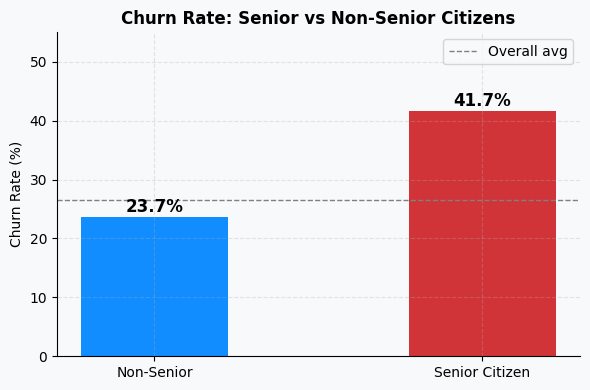
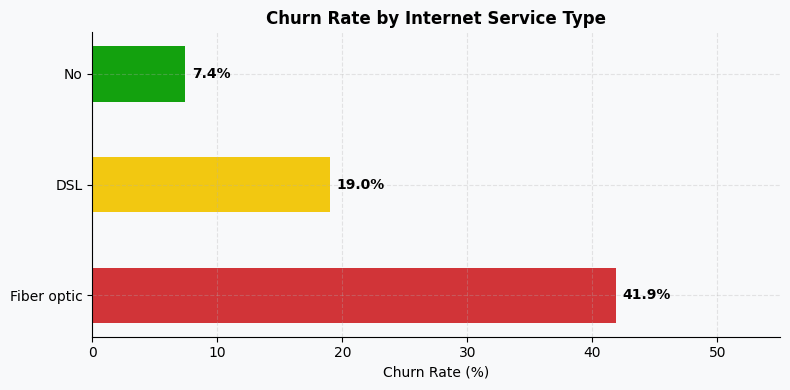
The notebook cell's code change between the first figure and the second:
--- before
+++ after
@@ -1,17 +1,19 @@
-fig, ax = plt.subplots(figsize=(6, 4))
-senior_churn = df.groupby('SeniorCitizen')['Churn_bin'].mean() * 100
-labels = ['Non-Senior', 'Senior Citizen']
-bars = ax.bar(labels, senior_churn.values,
-              color=[COLORS['neutral'], COLORS['churn']],
-              edgecolor='none', width=0.45)
-ax.set_title('Churn Rate: Senior vs Non-Senior Citizens', fontweight='bold', fontsize=12)
-ax.set_ylabel('Churn Rate (%)')
-ax.set_ylim(0, 55)
-ax.axhline(26.54, color='grey', linestyle='--', linewidth=1, label='Overall avg')
-ax.legend()
+fig, ax = plt.subplots(figsize=(8, 4))
+
+internet_churn = df.groupby('InternetService')['Churn_bin'].mean().sort_values(ascending=False) * 100
+bars = ax.barh(internet_churn.index, internet_churn.values,
+               color=[COLORS['churn'], COLORS['warning'], COLORS['retain']],
+               edgecolor='none', height=0.5)
+ax.set_xlabel('Churn Rate (%)')
+ax.set_title('Churn Rate by Internet Service Type', fontweight='bold', fontsize=12)
+ax.set_xlim(0, 55)
 for bar in bars:
-    ax.text(bar.get_x() + bar.get_width()/2, bar.get_height() + 0.8,
-            f'{bar.get_height():.1f}%', ha='center', fontweight='bold', fontsize=12)
+    ax.text(bar.get_width() + 0.5, bar.get_y() + bar.get_height()/2,
+            f'{bar.get_width():.1f}%', va='center', fontweight='bold')
 plt.tight_layout()
-plt.savefig('../reports/figures/06_senior_churn.png', dpi=150, bbox_inches='tight')
+plt.savefig('../reports/figures/02_internet_churn.png', dpi=150, bbox_inches='tight')
 plt.show()
+
+print("Fiber optic vs DSL churn ratio:",
+      round(df[df['InternetService']=='Fiber optic']['Churn_bin'].mean() /
+            df[df['InternetService']=='DSL']['Churn_bin'].mean(), 2), "x")

Commit: feat: add cohort analysis notebook - retention heatmap, CLV by segment, month-to-month decay curve